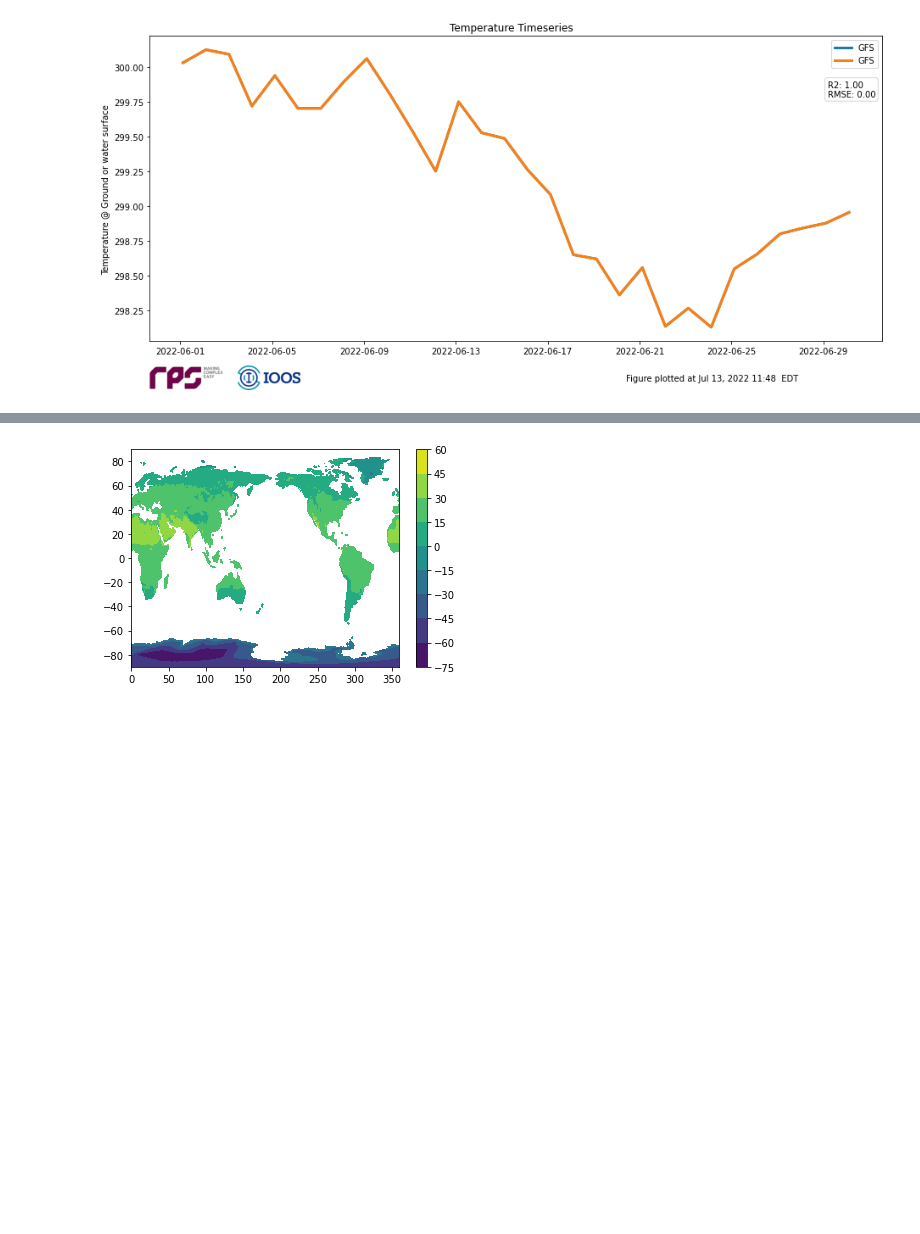
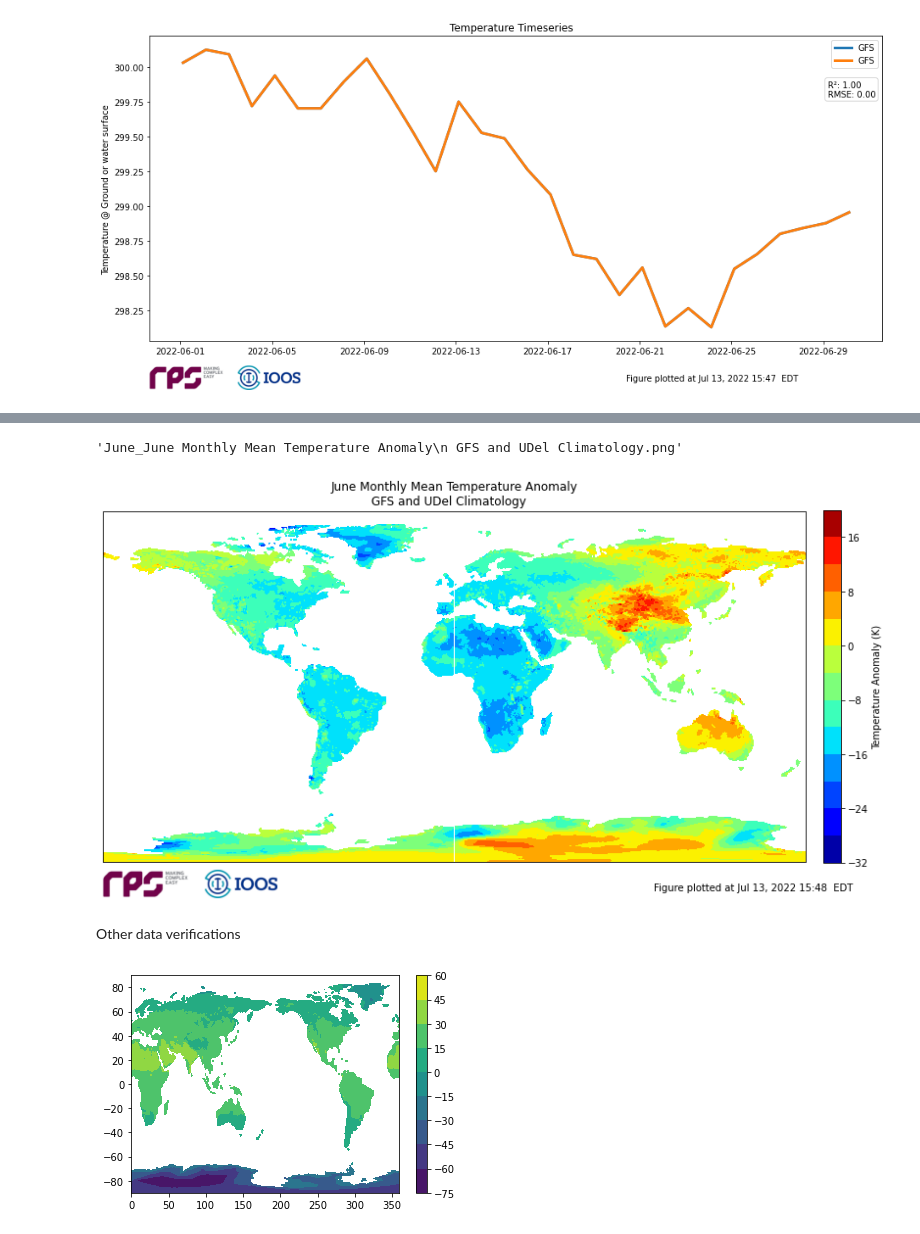
Before and after one commit to ioos/Cloud-Sandbox, a Jupyter notebook: cloudflow/notebooks/ufs_test.ipynb, the cells around one changed output, grey strips where cells are left out. Saved outputs shown, nothing was run; the diff lists cells and outputs as text; code cells hidden in the pictures; blank space fills up the shorter version.

```diff
--- a/cloudflow/notebooks/ufs_test.ipynb
+++ b/cloudflow/notebooks/ufs_test.ipynb
@@ -371,3 +385,12 @@ plt.show()
+# %%
+#Plot Anomaly between climatology and gfs
+gfsAnomalyPlot = plotParams(gfsTemp.lat.values,gfsTemp.lon.values,climatologyDiff,monthNames[month-1],'Temperature Anomaly','K')
+plot_figure(gfsAnomalyPlot,f'{monthNames[month-1]} Monthly Mean Temperature Anomaly\n GFS and UDel Climatology',False)
+# %% [output]
+'June_June Monthly Mean Temperature Anomaly\n GFS and UDel Climatology.png'
+[figure, added]
+# %% [markdown]
+Other data verifications
 # %%
 #Climatology plot
 plt.figure()
```
Also changed, not shown: parts of 26 cells of this notebook.
